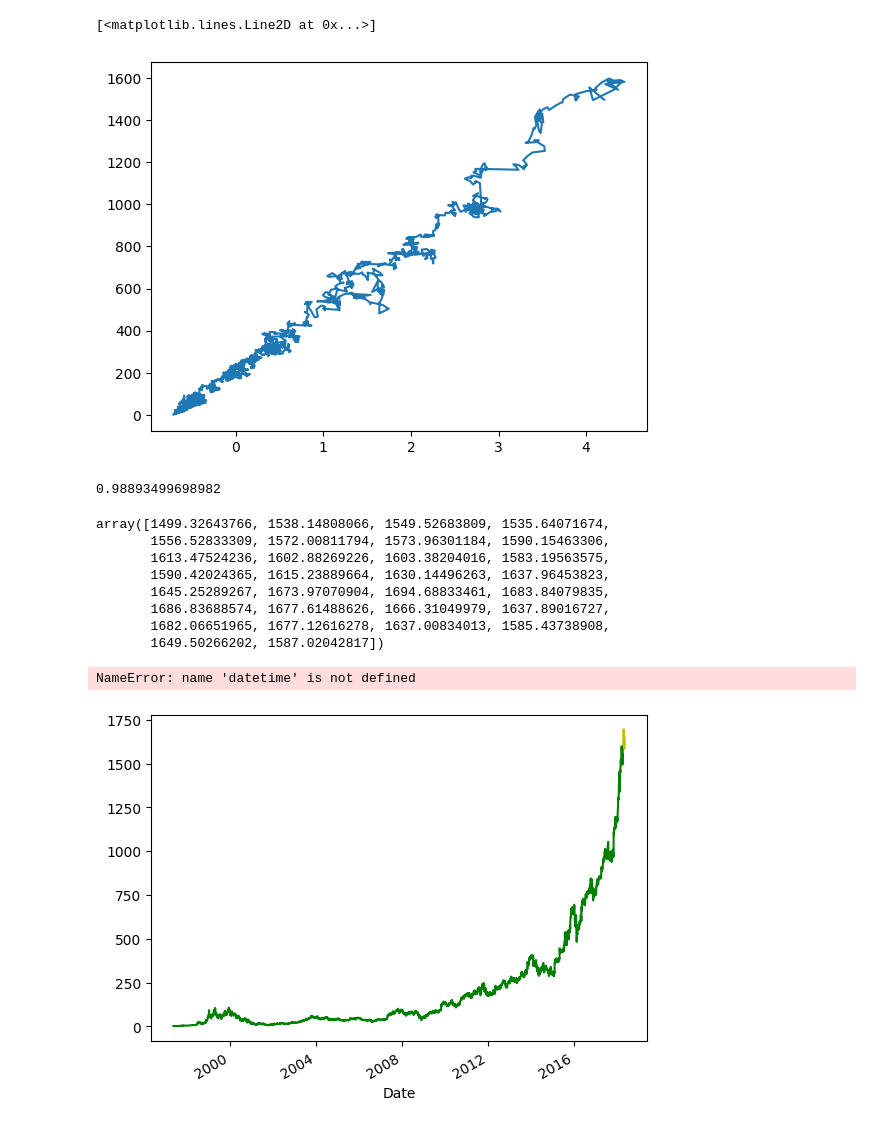
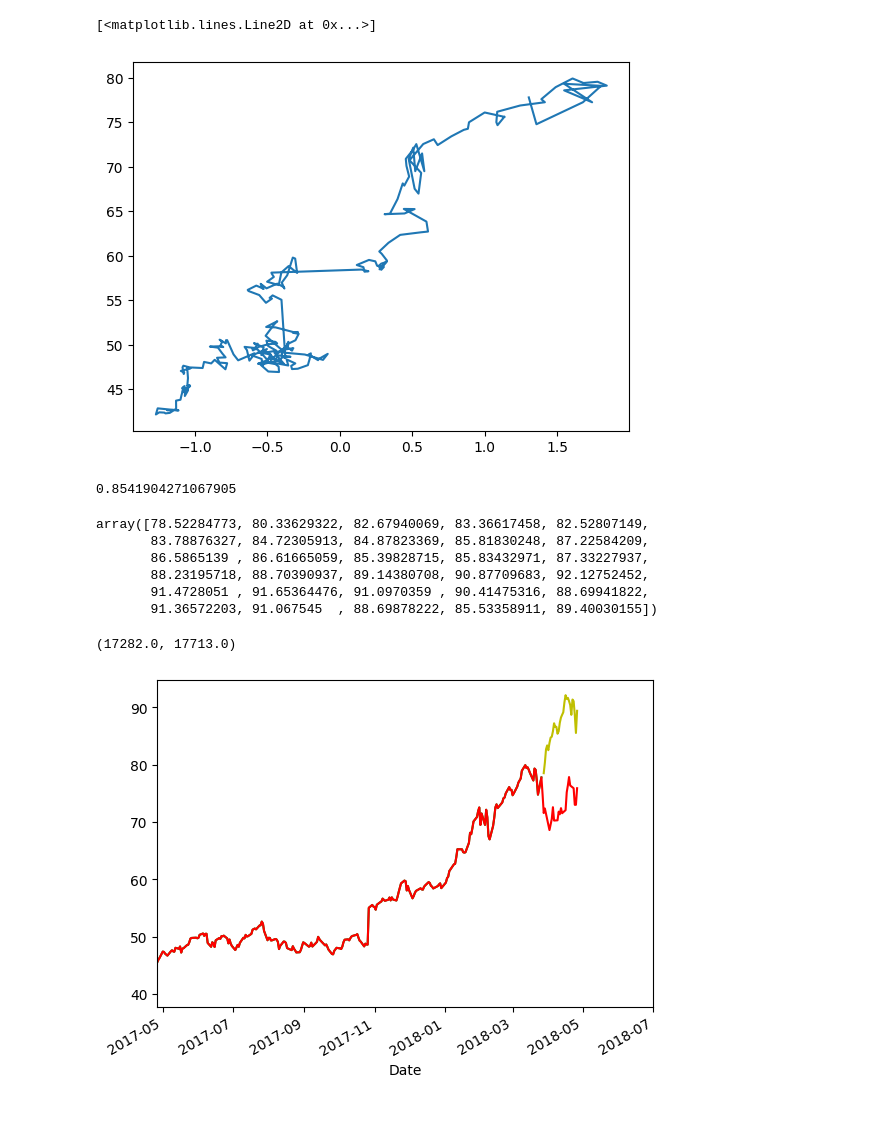
Before and after one commit to L-Pen/StockPredict, a Jupyter notebook: PiPredict.ipynb, the cells around one changed output. Saved outputs shown, nothing was run; the diff lists cells and outputs as text; code cells hidden in the pictures.

```diff
--- a/PiPredict.ipynb
+++ b/PiPredict.ipynb
@@ -23,0 +14,8 @@ df.head()
+# %%
+quandl.ApiConfig.api_key = "KsxPyvdx37U7pYk3xHBy"
+
+data = pdr.get_data_yahoo("AMZN", start="2017-01-28", end="2018-04-26")
+df_unmod = data
+df = data.head(-22)
+
+print(df)
@@ -24,4 +38,4 @@ df.head()
 # %%
-df = df[['Adj. Close']]
-df.head()
+df = df[['Adj Close']]
+df
 # %% [output]
@@ -41,5 +62,5 @@ plt.show()
 # %%
 forecast = 30
-df['Prediction'] = df[['Adj. Close']].shift(-forecast)
+df['Prediction'] = df[['Adj Close']].shift(-forecast)
 df.head()
 # %% [output]
@@ -63,7 +89,7 @@ y = y[:-forecast]
 plt.plot(X,y)
 # %% [output]
 [<matplotlib.lines.Line2D at 0x...>]
-[figure, old version]
+[figure, new version]
 # %%
 X_train, X_test, y_train, y_test = train_test_split(X,y, test_size=0.2)
 
@@ -73,28 +99,29 @@ clf.fit(X_train, y_train)
 confidence = clf.score(X_test, y_test) #check accuracy of model
 confidence
 # %% [output]
-0.98893499698982
+0.8541904271067905
 # %%
 forecast_predicted = clf.predict(X_forecast)
 forecast_predicted #predicted values of last 30 days
 # %% [output]
-array([1499.32643766, 1538.14808066, 1549.52683809, 1535.64071674,
-       1556.52833309, 1572.00811794, 1573.96301184, 1590.15463306,
-       1613.47524236, 1602.88269226, 1603.38204016, 1583.19563575,
-       1590.42024365, 1615.23889664, 1630.14496263, 1637.96453823,
-       1645.25289267, 1673.97070904, 1694.68833461, 1683.84079835,
-       1686.83688574, 1677.61488626, 1666.31049979, 1637.89016727,
-       1682.06651965, 1677.12616278, 1637.00834013, 1585.43738908,
-       1649.50266202, 1587.02042817])
+array([78.52284773, 80.33629322, 82.67940069, 83.36617458, 82.52807149,
+       83.78876327, 84.72305913, 84.87823369, 85.81830248, 87.22584209,
+       86.5865139 , 86.61665059, 85.39828715, 85.83432971, 87.33227937,
+       88.23195718, 88.70390937, 89.14380708, 90.87709683, 92.12752452,
+       91.4728051 , 91.65364476, 91.0970359 , 90.41475316, 88.69941822,
+       91.36572203, 91.067545  , 88.69878222, 85.53358911, 89.40030155])
 # %%
 import datetime
 
 dates = pd.date_range(start="2018-03-28", end="2018-04-26")
 
 plt.plot(dates, forecast_predicted, color="y")
-df["Adj. Close"].plot(color="g")
+df["Adj Close"].plot(color="g")
+df_unmod["Adj Close"].plot(color="r")
+
 
 plt.xlim(xmin= datetime.date(2017,4,26))
+plt.xlim(xmax= datetime.date(2018,7,1))
 # %% [output]
-NameError: name 'datetime' is not defined
+(17282.0, 17713.0)
-[figure, old version]
+[figure, new version]
```
Also changed, not shown: parts of 8 cells of this notebook.
